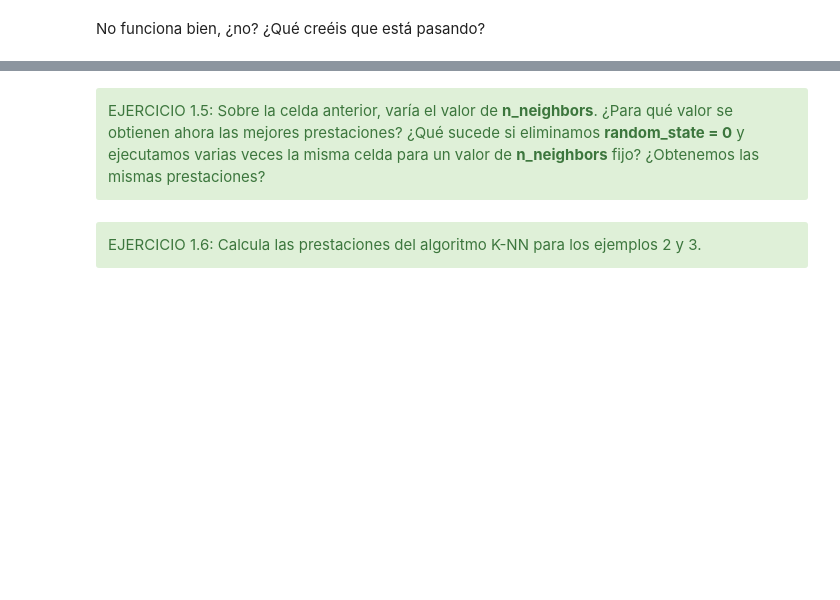
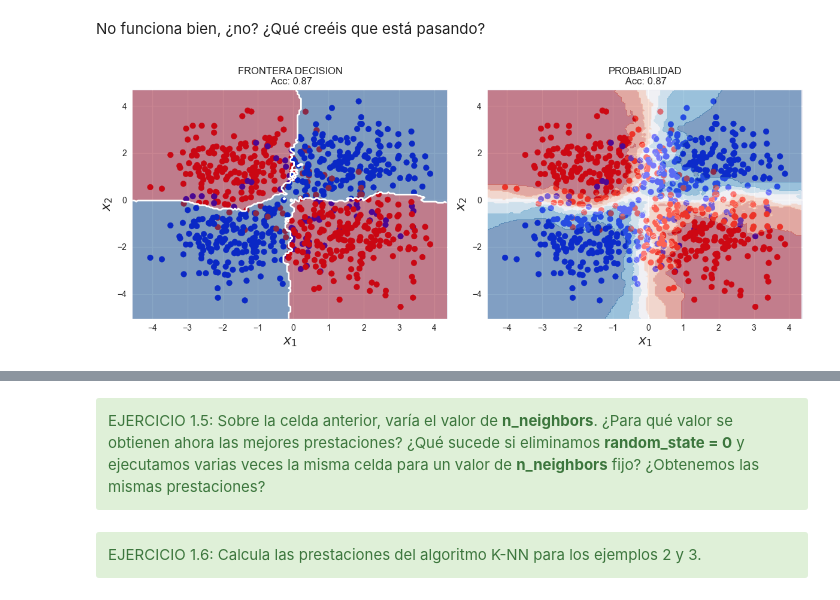
Before and after one commit to KeepCoding-IA-4/machine-learning, a Jupyter notebook: notebooks/1. Fundamentos de Machine Learning.ipynb, the cells around one changed output, grey strips where cells are left out. Saved outputs shown, nothing was run; the diff lists cells and outputs as text; code cells hidden in the pictures; blank space fills up the shorter version.

```diff
--- a/notebooks/1. Fundamentos de Machine Learning.ipynb
+++ b/notebooks/1. Fundamentos de Machine Learning.ipynb
@@ -253,15 +406,13 @@ No funciona bien, ¿no? ¿Qué creéis que está pasando?
 # %%
 # Ejemplo 3
 from sklearn.neighbors import KNeighborsClassifier
 
-# ... código para preparar los datos
-X3 = ...
-y3 = ...
-
 # ... código para crear el modelo y entrenar
-knnModel3 = ...
+knnModel3 = KNeighborsClassifier(n_neighbors=20).fit(X3, y3)
 
 plot_decision_boundary(X3, y3, knnModel3)
+# %% [output]
+[figure, added]
 # %%
 from sklearn.linear_model import LogisticRegression
 
```
Also changed, not shown: parts of 38 cells of this notebook, 5 other files.
